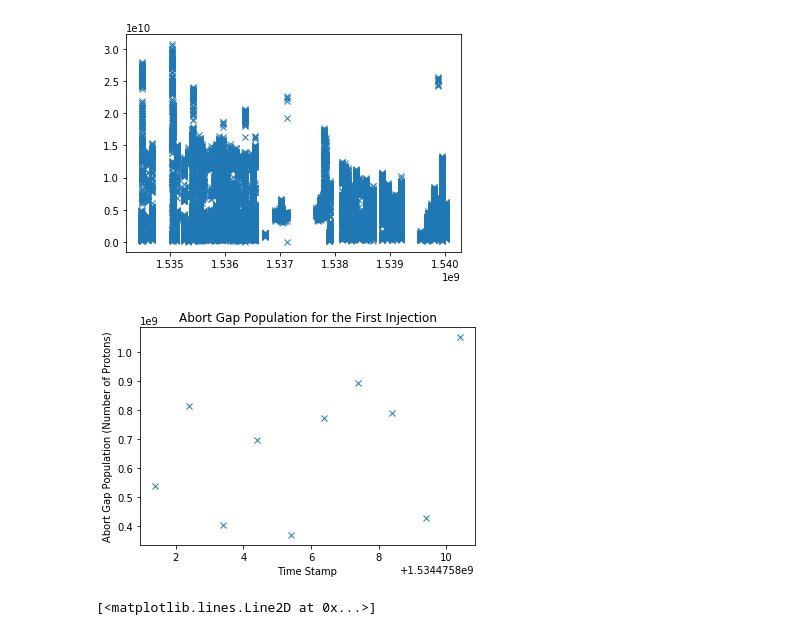
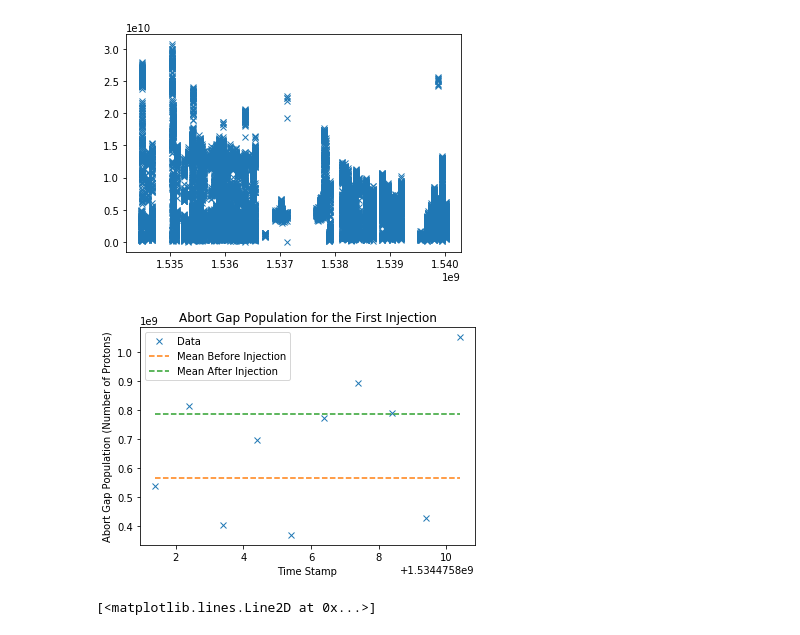
Before and after one commit to mfer0010/BscThesis, a Jupyter notebook: Jupyter Notebook Code/02_Analysis of Abort Gap Data.ipynb, the cells around one changed output. Cells and saved outputs as stored; diff of their text form; code cells hidden in the pictures.

```diff
--- a/Jupyter Notebook Code/02_Analysis of Abort Gap Data.ipynb
+++ b/Jupyter Notebook Code/02_Analysis of Abort Gap Data.ipynb
@@ -47,14 +47,19 @@ plt.plot(data['Time Stamp'],data['Reading'],'x')
 # %%
 sample = data[0:10]
 plt.figure()
-plt.plot(sample['Time Stamp'],sample['Reading'],'x')
+plt.plot(sample['Time Stamp'],sample['Reading'],'x', label='Data')
+mean1 = [np.mean(sample['Reading'][:5])]*len(sample)
+mean1line = plt.plot(sample['Time Stamp'],mean1, label='Mean Before Injection',linestyle='--')
+mean2 = [np.mean(sample['Reading'][5:10])]*len(sample)
+mean2line = plt.plot(sample['Time Stamp'],mean2, label='Mean After Injection',linestyle='--')
+legend = plt.legend(loc='best')
 plt.title('Abort Gap Population for the First Injection')
 plt.xlabel('Time Stamp')
 plt.ylabel('Abort Gap Population (Number of Protons)')
 plt.savefig('../Dissertation/images/Time_Series_of_Abort_Gap_Population')
 #so the abort gap reading increases as more bunches are added
 # %% [output]
-[figure, old version]
+[figure, new version]
 # %%
 sample = data[50:100]
 plt.plot(sample['Time Stamp'],sample['Reading'],'x')
```
Also changed, not shown: 11 other files.
